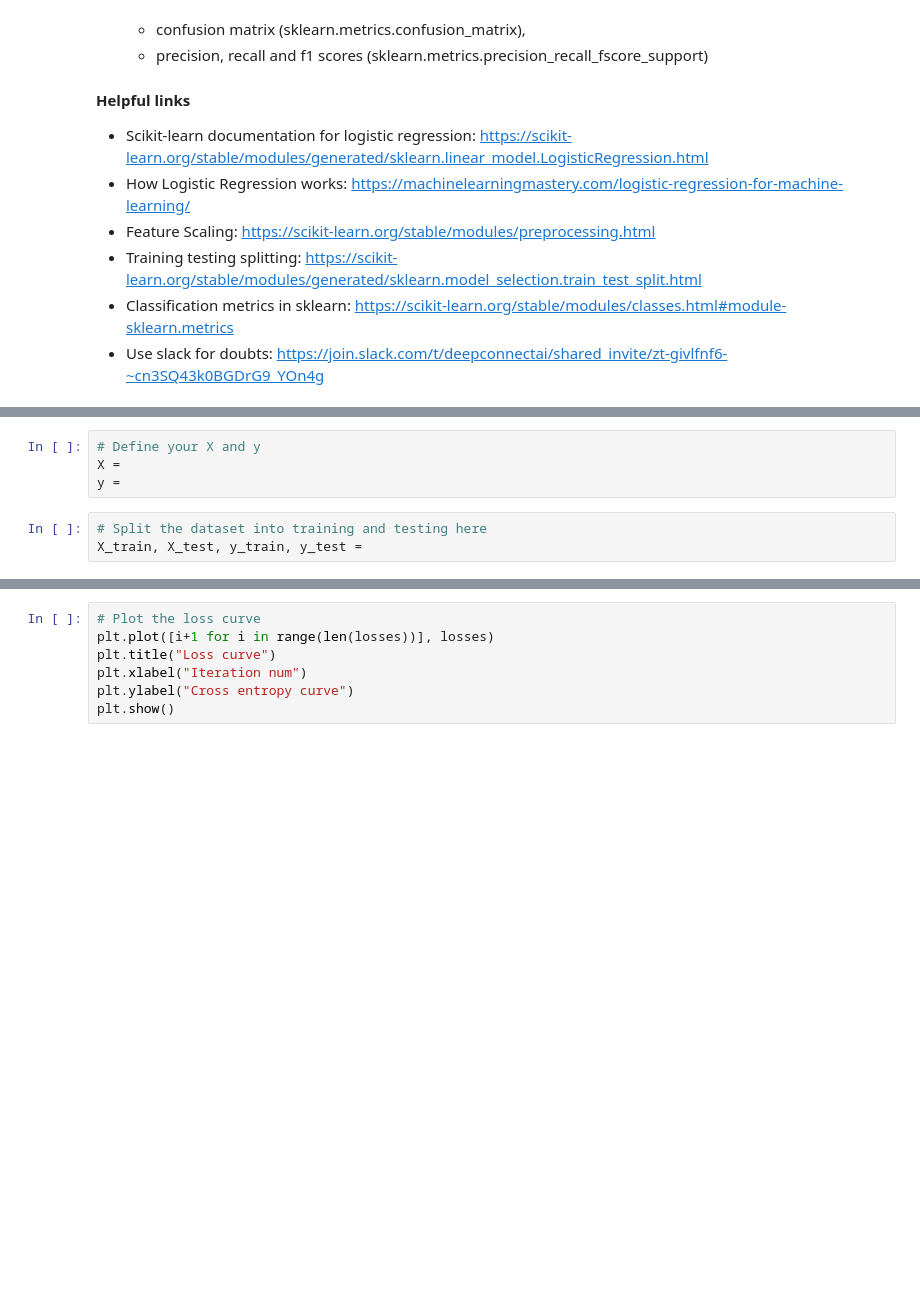
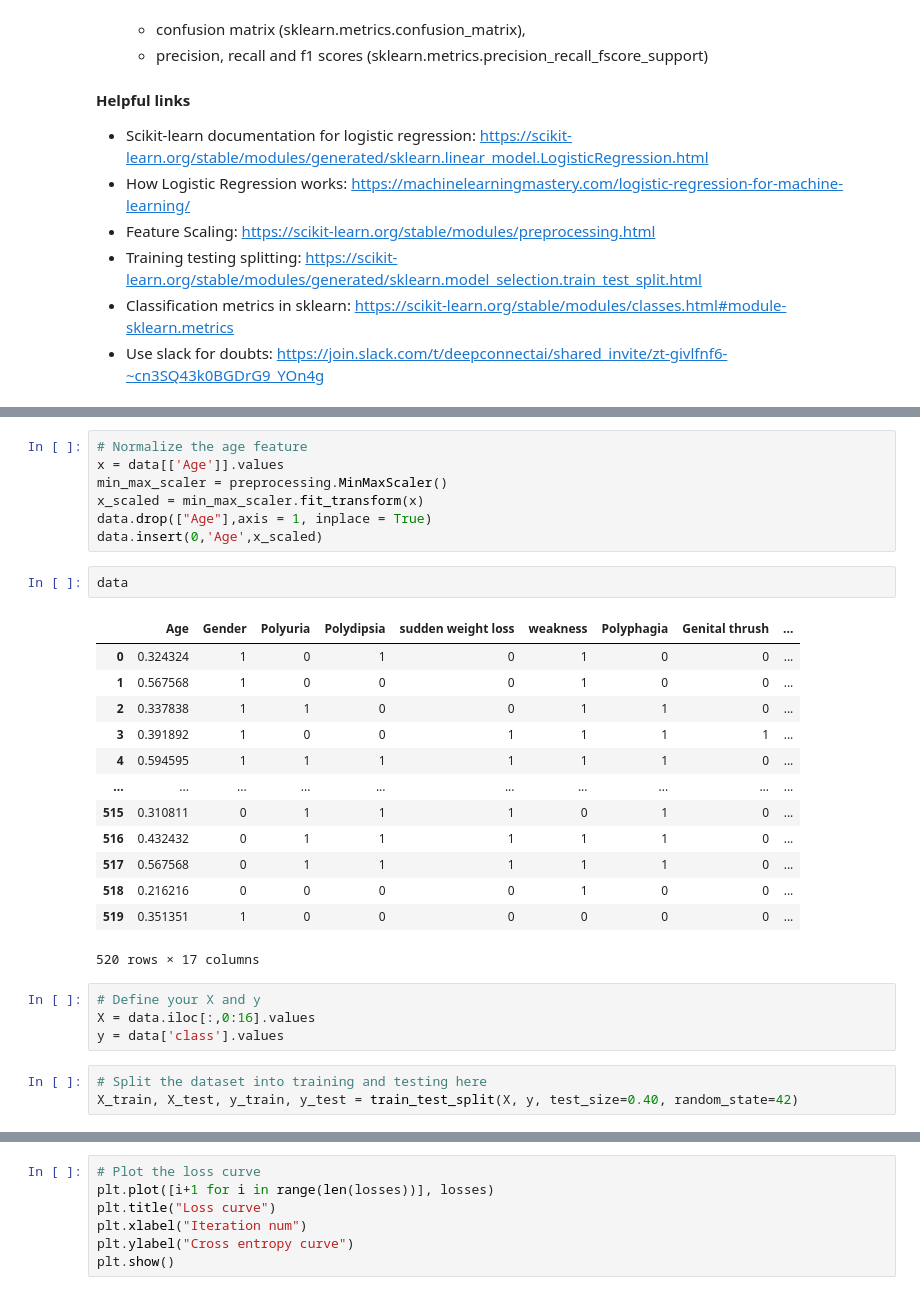
Before and after one commit to sparsh0427/BU_Semester_5, a Jupyter notebook: ECSE303L_AI_AND_ML/LABS/Week_3/Task_2_logistic_diabetes.ipynb, the cells around one changed output, grey strips where cells are left out. Drawn from its saved outputs; the diff is of its cells as text; blank space fills up the shorter version.

```diff
--- a/ECSE303L_AI_AND_ML/LABS/Week_3/Task_2_logistic_diabetes.ipynb
+++ b/ECSE303L_AI_AND_ML/LABS/Week_3/Task_2_logistic_diabetes.ipynb
@@ -113,10 +281,33 @@ data =
+# %%
+# Normalize the age feature
+x = data[['Age']].values
+min_max_scaler = preprocessing.MinMaxScaler()
+x_scaled = min_max_scaler.fit_transform(x)
+data.drop(["Age"],axis = 1, inplace = True)
+data.insert(0,'Age',x_scaled)
+# %%
+data
+# %% [output]
+|  | Age | Gender | Polyuria | Polydipsia | sudden weight loss | weakness | Polyphagia | Genital thrush | ... |
+| 0 | 0.324324 | 1 | 0 | 1 | 0 | 1 | 0 | 0 | ... |
+| 1 | 0.567568 | 1 | 0 | 0 | 0 | 1 | 0 | 0 | ... |
+| 2 | 0.337838 | 1 | 1 | 0 | 0 | 1 | 1 | 0 | ... |
+| 3 | 0.391892 | 1 | 0 | 0 | 1 | 1 | 1 | 1 | ... |
+| 4 | 0.594595 | 1 | 1 | 1 | 1 | 1 | 1 | 0 | ... |
+| ... | ... | ... | ... | ... | ... | ... | ... | ... | ... |
+| 515 | 0.310811 | 0 | 1 | 1 | 1 | 0 | 1 | 0 | ... |
+| 516 | 0.432432 | 0 | 1 | 1 | 1 | 1 | 1 | 0 | ... |
+| 517 | 0.567568 | 0 | 1 | 1 | 1 | 1 | 1 | 0 | ... |
+| 518 | 0.216216 | 0 | 0 | 0 | 0 | 1 | 0 | 0 | ... |
+| 519 | 0.351351 | 1 | 0 | 0 | 0 | 0 | 0 | 0 | ... |
+520 rows × 17 columns
 # %%
 # Define your X and y
-X =
-y =
+X = data.iloc[:,0:16].values
+y = data['class'].values
 # %%
 # Split the dataset into training and testing here
-X_train, X_test, y_train, y_test =
+X_train, X_test, y_train, y_test = train_test_split(X, y, test_size=0.40, random_state=42)
 # %%
 def predict(X, weights):
     '''Predict class for X.
```
Also changed, not shown: parts of 26 cells of this notebook, 7 other files.
